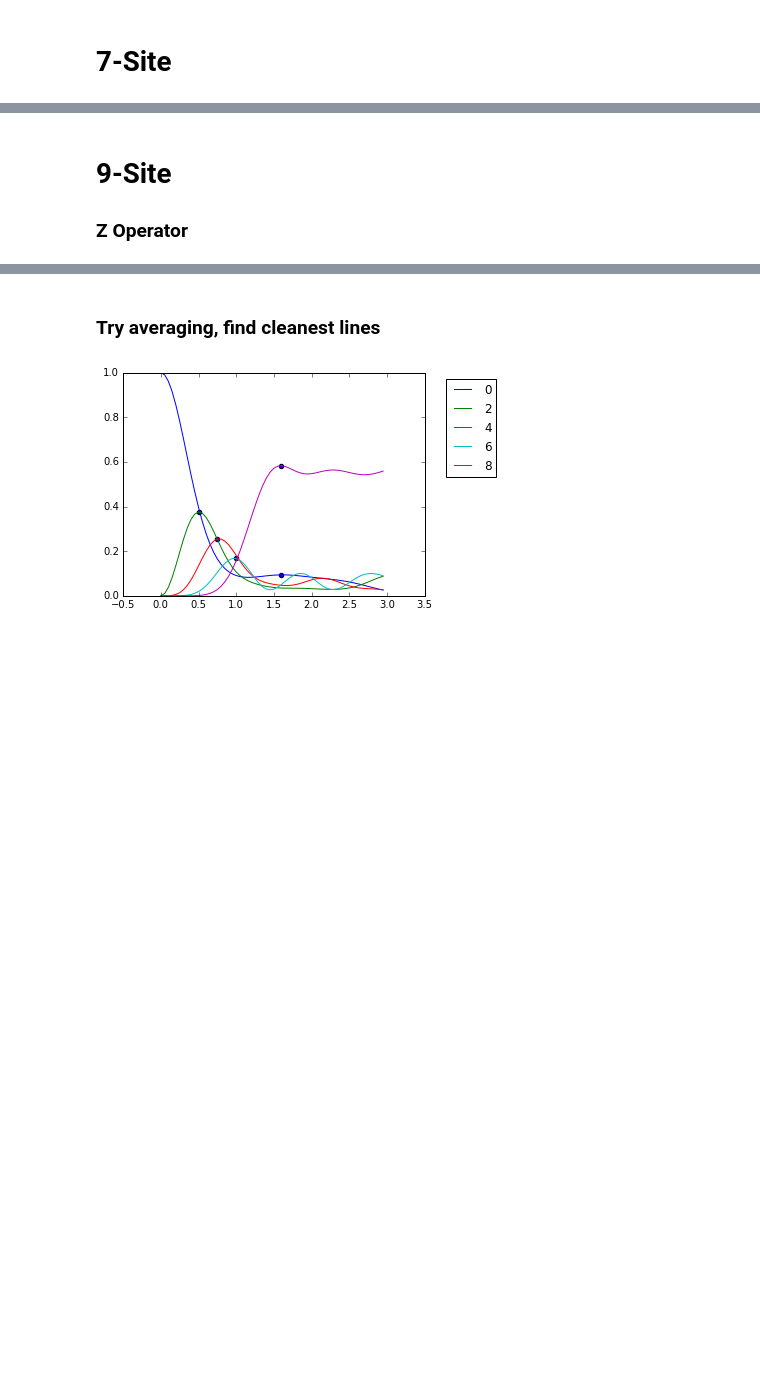
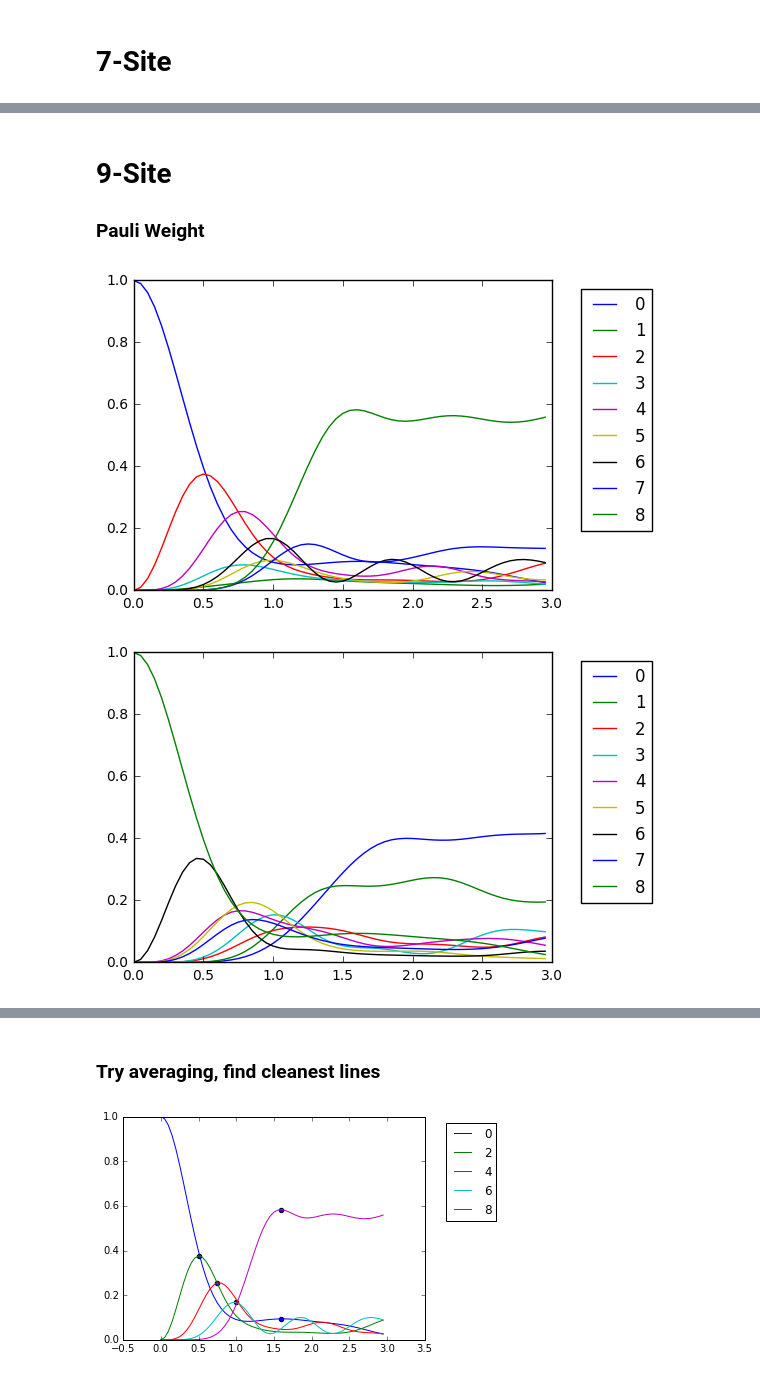
Before and after one commit to cnstahl/Asymmetric, a Jupyter notebook: python/Hamiltonian/Dense Hamiltonian.ipynb, the cells around one changed output, grey strips where cells are left out. Saved outputs shown, nothing was run; the diff lists cells and outputs as text; code cells hidden in the pictures; blank space fills up the shorter version.

```diff
--- a/python/Hamiltonian/Dense Hamiltonian.ipynb
+++ b/python/Hamiltonian/Dense Hamiltonian.ipynb
@@ -41,6 +41,6 @@ plt.show()
 # %% [markdown]
 # 9-Site
-### Z Operator
+### Pauli Weight
 # %%
 L = 9
 # Total time elapsed
@@ -49,3 +49,26 @@ end = 3
 n = 20
 
 weightfore9, weightback9 = asym.get_plot_weights(L, end, n, here=False, dense = True)
+# %%
+end = (int) (n*3)
+
+ax = plt.subplot(111)
+for i in range(L):
+    ax.plot(np.arange(end)/n,weightfore9[i,:end], label = str(i))
+box = ax.get_position()
+ax.set_position([box.x0, box.y0, box.width * 0.9, box.height])
+ax.legend(bbox_to_anchor=(1.05, 1), loc=2)
+plt.ylim(0,1)
+plt.show()
+
+ax = plt.subplot(111)
+for i in range(L):
+    ax.plot(np.arange(end)/n,weightback9[i,:end], label = str(i))
+box = ax.get_position()
+ax.set_position([box.x0, box.y0, box.width * 0.9, box.height])
+ax.legend(bbox_to_anchor=(1.05, 1), loc=2)
+plt.ylim(0,1)
+plt.show()
+# %% [output]
+[figure, added]
+[figure, added]
```
Also changed, not shown: parts of 5 cells of this notebook, 5 other files.
